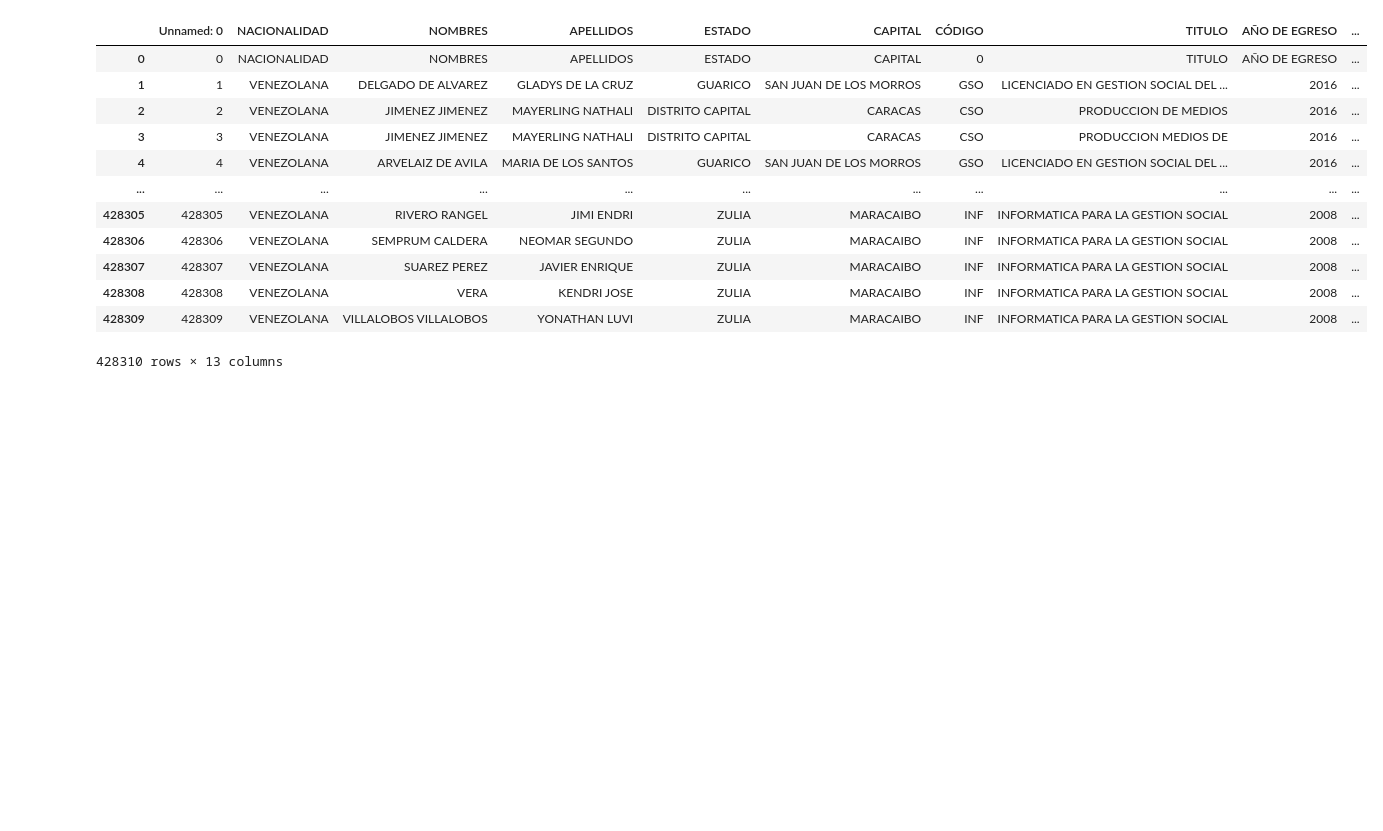
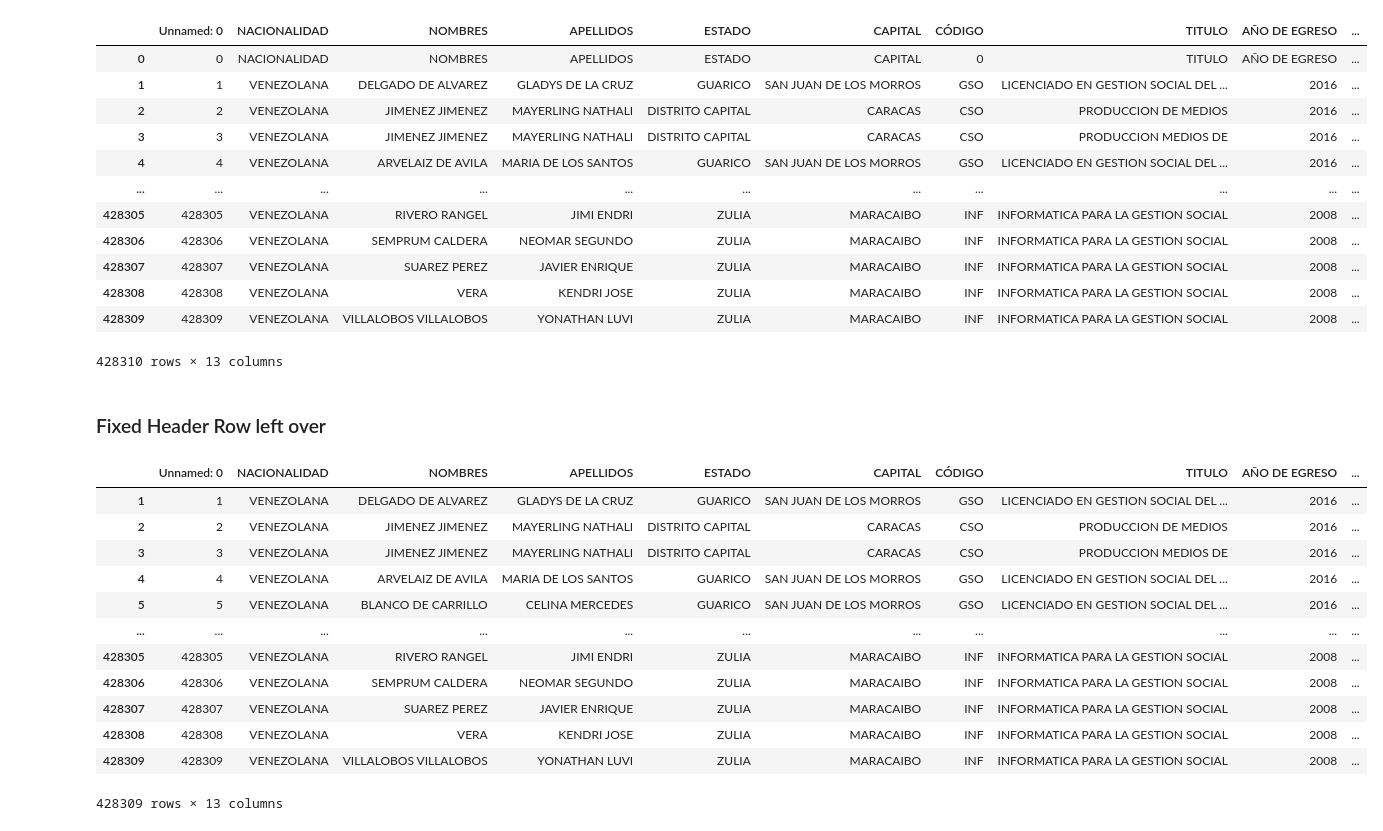
Before and after one commit to gregoryvicent/graduates-UBV-2006-2017, a Jupyter notebook: notebooks/graduatesUBV2006_2017.ipynb, the cells around one changed output. Saved outputs shown, nothing was run; the diff lists cells and outputs as text; code cells hidden in the pictures; blank space fills up the shorter version.

```diff
--- a/notebooks/graduatesUBV2006_2017.ipynb
+++ b/notebooks/graduatesUBV2006_2017.ipynb
@@ -24,3 +43,22 @@ graduates2006_2017
 | 428308 | 428308 | VENEZOLANA | VERA | KENDRI JOSE | ZULIA | MARACAIBO | INF | INFORMATICA PARA LA GESTION SOCIAL | 2008 | ... |
 | 428309 | 428309 | VENEZOLANA | VILLALOBOS VILLALOBOS | YONATHAN LUVI | ZULIA | MARACAIBO | INF | INFORMATICA PARA LA GESTION SOCIAL | 2008 | ... |
 428310 rows × 13 columns
+# %% [markdown]
+### Fixed Header Row left over
+# %%
+graduates2006_2017.drop(index=0, axis=0, inplace=True)
+graduates2006_2017
+# %% [output]
+|  | Unnamed: 0 | NACIONALIDAD | NOMBRES | APELLIDOS | ESTADO | CAPITAL | CÓDIGO | TITULO | AÑO DE EGRESO | ... |
+| 1 | 1 | VENEZOLANA | DELGADO DE ALVAREZ | GLADYS DE LA CRUZ | GUARICO | SAN JUAN DE LOS MORROS | GSO | LICENCIADO EN GESTION SOCIAL DEL ... | 2016 | ... |
+| 2 | 2 | VENEZOLANA | JIMENEZ JIMENEZ | MAYERLING NATHALI | DISTRITO CAPITAL | CARACAS | CSO | PRODUCCION DE MEDIOS | 2016 | ... |
+| 3 | 3 | VENEZOLANA | JIMENEZ JIMENEZ | MAYERLING NATHALI | DISTRITO CAPITAL | CARACAS | CSO | PRODUCCION MEDIOS DE | 2016 | ... |
+| 4 | 4 | VENEZOLANA | ARVELAIZ DE AVILA | MARIA DE LOS SANTOS | GUARICO | SAN JUAN DE LOS MORROS | GSO | LICENCIADO EN GESTION SOCIAL DEL ... | 2016 | ... |
+| 5 | 5 | VENEZOLANA | BLANCO DE CARRILLO | CELINA MERCEDES | GUARICO | SAN JUAN DE LOS MORROS | GSO | LICENCIADO EN GESTION SOCIAL DEL ... | 2016 | ... |
+| ... | ... | ... | ... | ... | ... | ... | ... | ... | ... | ... |
+| 428305 | 428305 | VENEZOLANA | RIVERO RANGEL | JIMI ENDRI | ZULIA | MARACAIBO | INF | INFORMATICA PARA LA GESTION SOCIAL | 2008 | ... |
+| 428306 | 428306 | VENEZOLANA | SEMPRUM CALDERA | NEOMAR SEGUNDO | ZULIA | MARACAIBO | INF | INFORMATICA PARA LA GESTION SOCIAL | 2008 | ... |
+| 428307 | 428307 | VENEZOLANA | SUAREZ PEREZ | JAVIER ENRIQUE | ZULIA | MARACAIBO | INF | INFORMATICA PARA LA GESTION SOCIAL | 2008 | ... |
+| 428308 | 428308 | VENEZOLANA | VERA | KENDRI JOSE | ZULIA | MARACAIBO | INF | INFORMATICA PARA LA GESTION SOCIAL | 2008 | ... |
+| 428309 | 428309 | VENEZOLANA | VILLALOBOS VILLALOBOS | YONATHAN LUVI | ZULIA | MARACAIBO | INF | INFORMATICA PARA LA GESTION SOCIAL | 2008 | ... |
+428309 rows × 13 columns
```
Also changed, not shown: parts of 21 cells of this notebook, 2 other files.
